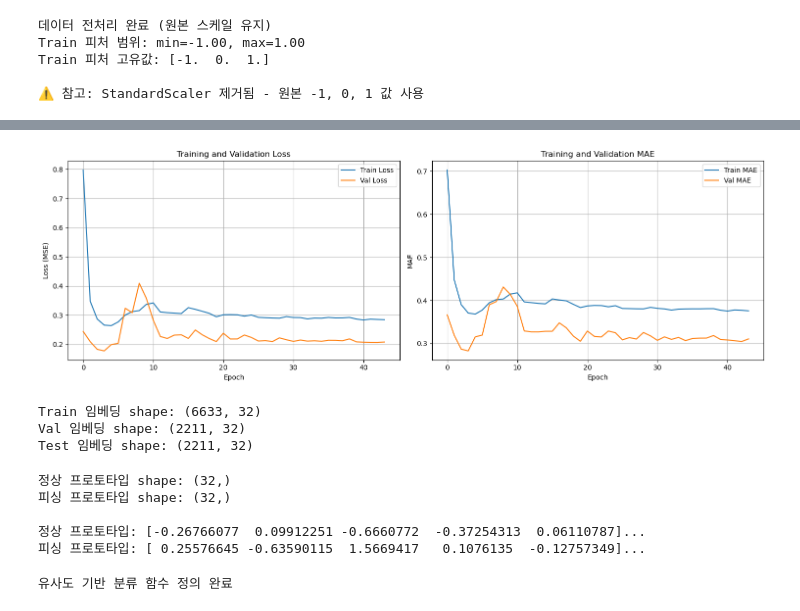
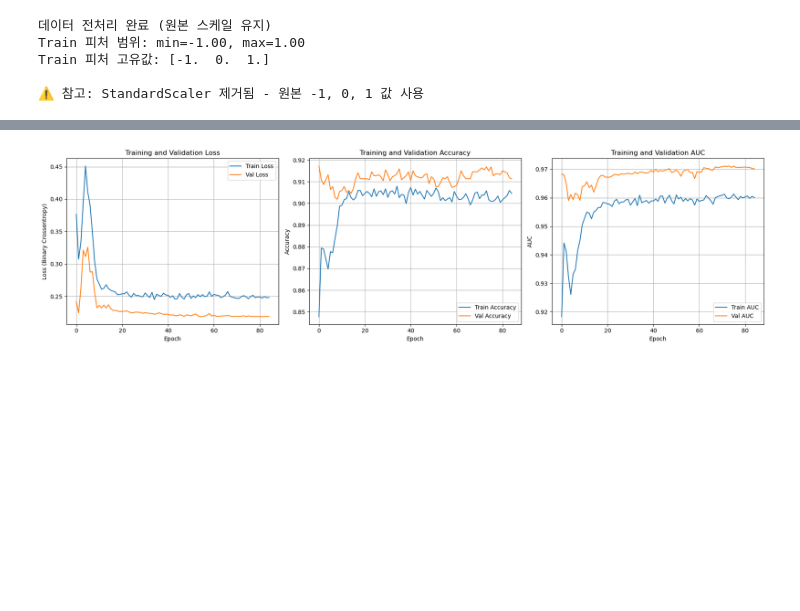
Before and after one commit to Seungminnni/YU_mobile_kotlin, a Jupyter notebook: phishing/embedding_model.ipynb, the cells around one changed output, grey strips where cells are left out. Cells and saved outputs as stored; diff of their text form; code cells hidden in the pictures; blank space fills up the shorter version.

```diff
--- a/phishing/embedding_model.ipynb
+++ b/phishing/embedding_model.ipynb
@@ -264,11 +263,11 @@ Model: "encoder"
  Trainable params: 14,592 (57.00 KB)
  Non-trainable params: 384 (1.50 KB)
 # %%
-# ===== 6) Autoencoder 학습 =====
+# ===== 6) 분류 모델 학습 =====
 callbacks = [
     keras.callbacks.EarlyStopping(
         monitor='val_loss',
-        patience=40,
+        patience=30,
         restore_best_weights=True,
         verbose=1
     ),
@@ -281,15 +280,15 @@ callbacks = [
     )
 ]
 
-history = autoencoder.fit(
-    X_train_scaled, X_train_scaled,
-    validation_data=(X_val_scaled, X_val_scaled),
+history = classifier.fit(
+    X_train_scaled, y_train,  # 피처 -> 레이블 (분류 학습)
+    validation_data=(X_val_scaled, y_val),
     epochs=EPOCHS,
     batch_size=BATCH_SIZE,
     callbacks=callbacks,
     verbose=1
 )
 
-print("\nAutoencoder 학습 완료!")
+print("\n분류 모델 학습 완료!")
 # %% [output]
 Epoch 1/200
@@ -312,67 +311,36 @@ Autoencoder 학습 완료!
 # %%
 # ===== 7) 학습 곡선 시각화 =====
-fig, axes = plt.subplots(1, 2, figsize=(15, 5))
+fig, axes = plt.subplots(1, 3, figsize=(18, 5))
 
+# Loss
 axes[0].plot(history.history['loss'], label='Train Loss')
 axes[0].plot(history.history['val_loss'], label='Val Loss')
 axes[0].set_xlabel('Epoch')
-axes[0].set_ylabel('Loss (MSE)')
+axes[0].set_ylabel('Loss (Binary Crossentropy)')
 axes[0].set_title('Training and Validation Loss')
 axes[0].legend()
 axes[0].grid(True)
 
-axes[1].plot(history.history['mae'], label='Train MAE')
-axes[1].plot(history.history['val_mae'], label='Val MAE')
+# Accuracy
+axes[1].plot(history.history['accuracy'], label='Train Accuracy')
+axes[1].plot(history.history['val_accuracy'], label='Val Accuracy')
 axes[1].set_xlabel('Epoch')
-axes[1].set_ylabel('MAE')
-axes[1].set_title('Training and Validation MAE')
+axes[1].set_ylabel('Accuracy')
+axes[1].set_title('Training and Validation Accuracy')
 axes[1].legend()
 axes[1].grid(True)
 
+# AUC
+axes[2].plot(history.history['auc'], label='Train AUC')
+axes[2].plot(history.history['val_auc'], label='Val AUC')
+axes[2].set_xlabel('Epoch')
+axes[2].set_ylabel('AUC')
+axes[2].set_title('Training and Validation AUC')
+axes[2].legend()
+axes[2].grid(True)
+
 plt.tight_layout()
 plt.show()
 # %% [output]
-[figure, old version]
+[figure, new version]
-# %%
-# ===== 8) 임베딩 생성 =====
-embeddings_train = encoder.predict(X_train_scaled, verbose=0)
-embeddings_val = encoder.predict(X_val_scaled, verbose=0)
-embeddings_test = encoder.predict(X_test_scaled, verbose=0)
-
-print(f"Train 임베딩 shape: {embeddings_train.shape}")
-print(f"Val 임베딩 shape: {embeddings_val.shape}")
-print(f"Test 임베딩 shape: {embeddings_test.shape}")
-# %% [output]
-Train 임베딩 shape: (6633, 32)
-Val 임베딩 shape: (2211, 32)
-Test 임베딩 shape: (2211, 32)
-# %%
-# ===== 9) 프로토타입 벡터 생성 =====
-legitimate_mask_train = (y_train == 1)
-phishing_mask_train = (y_train == 0)
-
-prototype_legitimate = embeddings_train[legitimate_mask_train].mean(axis=0)
-prototype_phishing = embeddings_train[phishing_mask_train].mean(axis=0)
-
-print(f"정상 프로토타입 shape: {prototype_legitimate.shape}")
-print(f"피싱 프로토타입 shape: {prototype_phishing.shape}")
-print(f"\n정상 프로토타입: {prototype_legitimate[:5]}...")
-print(f"피싱 프로토타입: {prototype_phishing[:5]}...")
-# %% [output]
-정상 프로토타입 shape: (32,)
-피싱 프로토타입 shape: (32,)
-
-정상 프로토타입: [-0.26766077  0.09912251 -0.6660772  -0.37254313  0.06110787]...
-피싱 프로토타입: [ 0.25576645 -0.63590115  1.5669417   0.1076135  -0.12757349]...
-# %%
-# ===== 10) 유사도 기반 분류 함수 =====
-def classify_by_similarity(embeddings, proto_legit, proto_phish):
-    similarity_legit = cosine_similarity(embeddings, proto_legit.reshape(1, -1)).flatten()
-    similarity_phish = cosine_similarity(embeddings, proto_phish.reshape(1, -1)).flatten()
-    predictions = (similarity_legit > similarity_phish).astype(np.float32)
-    return predictions, similarity_legit, similarity_phish
-
-print("유사도 기반 분류 함수 정의 완료")
-# %% [output]
-유사도 기반 분류 함수 정의 완료
 # %%
```
Also changed, not shown: parts of 13 cells of this notebook, 10 other files.
